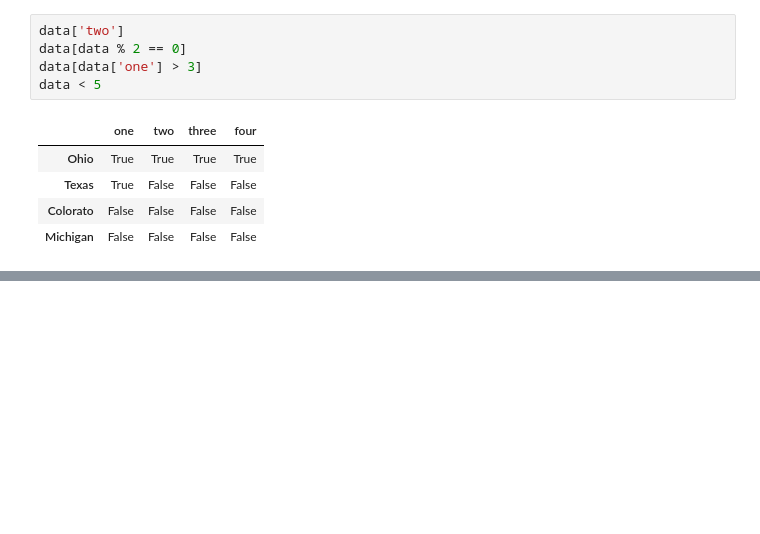
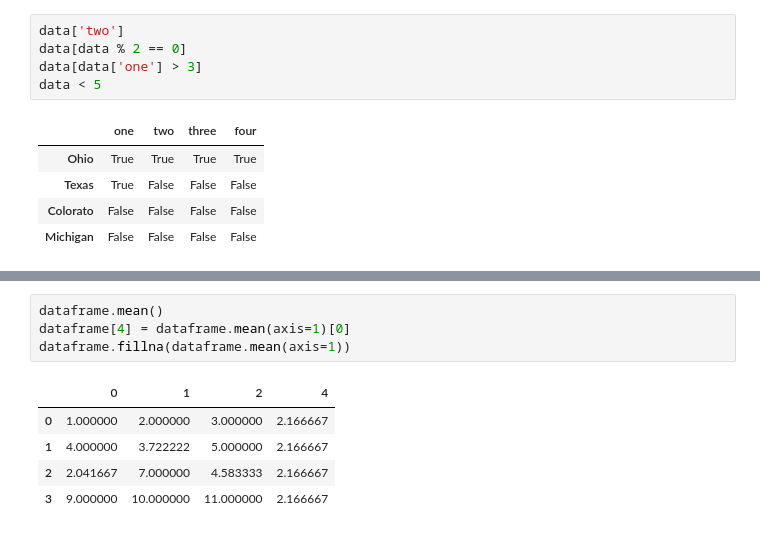
Before and after one commit to antonioIannotta/Python-Data-Analysis, a Jupyter notebook: Pandas.ipynb, the cells around one changed output, grey strips where cells are left out. Cells and saved outputs as stored; diff of their text form; blank space fills up the shorter version.

```diff
--- a/Pandas.ipynb
+++ b/Pandas.ipynb
@@ -251,0 +348,10 @@ dtype: float64
+# %%
+dataframe.mean()
+dataframe[4] = dataframe.mean(axis=1)[0]
+dataframe.fillna(dataframe.mean(axis=1))
+# %% [output]
+|  | 0 | 1 | 2 | 4 |
+| 0 | 1.000000 | 2.000000 | 3.000000 | 2.166667 |
+| 1 | 4.000000 | 3.722222 | 5.000000 | 2.166667 |
+| 2 | 2.041667 | 7.000000 | 4.583333 | 2.166667 |
+| 3 | 9.000000 | 10.000000 | 11.000000 | 2.166667 |
```
Also changed, not shown: parts of 13 cells of this notebook.
